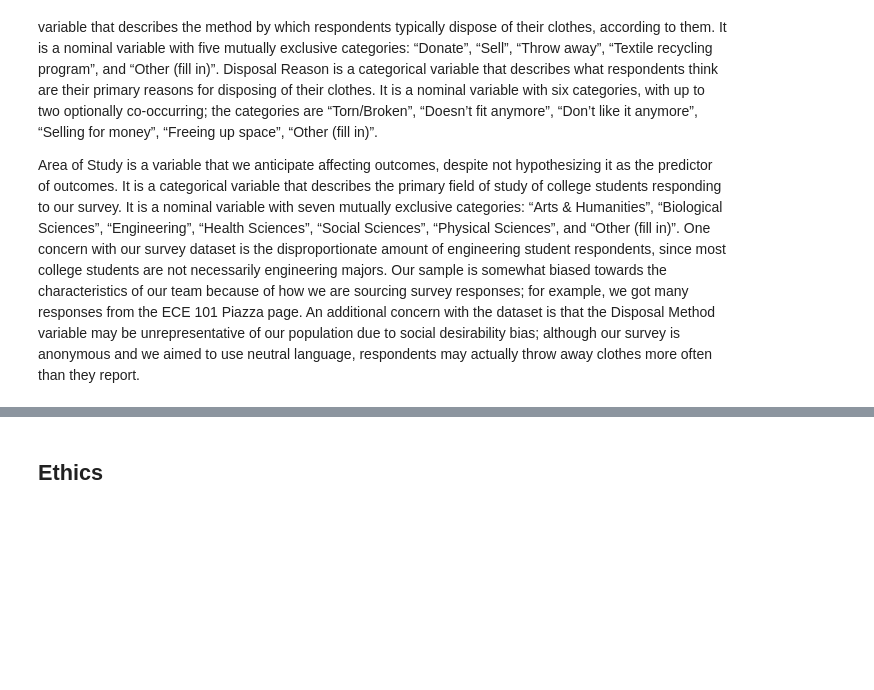
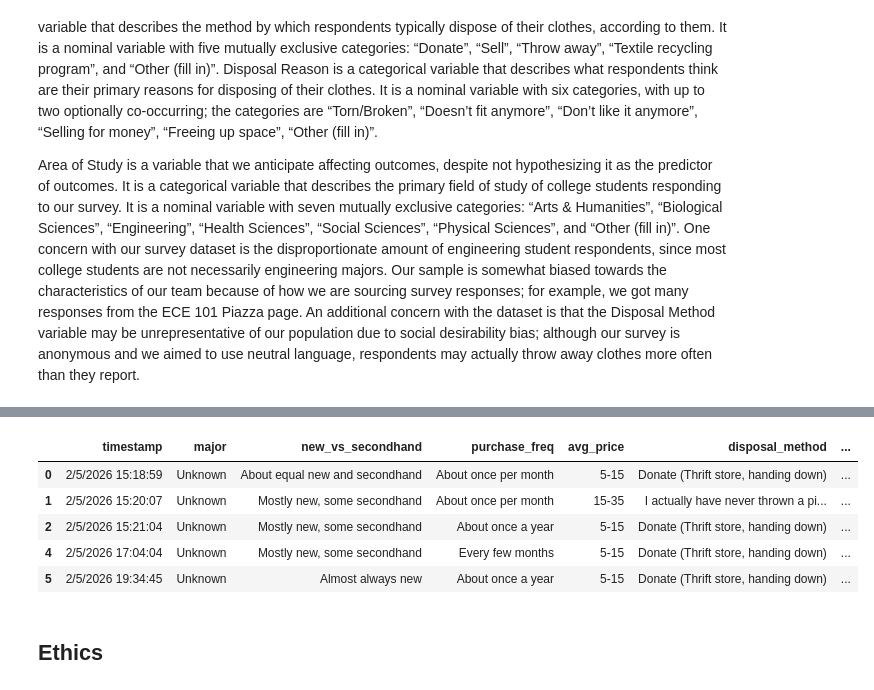
Before and after one commit to COGS108/Group018_WI26, a Jupyter notebook: 01-DataCheckpoint.ipynb, the cells around one changed output, grey strips where cells are left out. Drawn from its saved outputs; the diff is of its cells as text; code cells hidden in the pictures; blank space fills up the shorter version.

```diff
--- a/01-DataCheckpoint.ipynb
+++ b/01-DataCheckpoint.ipynb
@@ -92,0 +195,17 @@ Area of Study is a variable that we anticipate affecting outcomes, despite not h
+# %%
+# Major is the only column with missing values. Since we can make valid inferences without it, we will simply fill them in.
+df_clean = df_tidy.copy()
+df_clean['major'] = df_clean['major'].fillna('Unknown')
+# %%
+# Let's examine the free responses in order to see if there are any problematic entries.
+
+pd.set_option('display.max_colwidth', None)
+
+disposal_method_presets = [
+    "Donate (Thrift store, handing down)",
+    "Sell (eBay, yard sale)",
+    "Throw away (Trash/Landfill)",
+    "Textile recycling program"
+]
+
+df['disposal_method'].loc[~df['disposal_method'].isin(disposal_method_presets)]
@@ -93,3 +232,21 @@ Area of Study is a variable that we anticipate affecting outcomes, despite not h
+# %%
+# Respondent 3 had trouble selecting the survey options, so their response is invalid. Otherwise, everything looks OK.
+df_clean = df_clean.drop(index=3)
+# %%
+# Finally, drop nonconsenting participants.
+df_clean = df_clean[df_clean['consent'] == "Yes"]
+df_clean = df_clean.drop(columns=['consent'])
+
+df_clean.to_csv('data/02-processed/survey_clean.csv', index=False)
+
+df_clean.head()
+# %% [output]
+|  | timestamp | major | new_vs_secondhand | purchase_freq | avg_price | disposal_method | ... |
+| 0 | 2/5/2026 15:18:59 | Unknown | About equal new and secondhand | About once per month | 5-15 | Donate (Thrift store, handing down) | ... |
+| 1 | 2/5/2026 15:20:07 | Unknown | Mostly new, some secondhand | About once per month | 15-35 | I actually have never thrown a pi... | ... |
+| 2 | 2/5/2026 15:21:04 | Unknown | Mostly new, some secondhand | About once a year | 5-15 | Donate (Thrift store, handing down) | ... |
+| 4 | 2/5/2026 17:04:04 | Unknown | Mostly new, some secondhand | Every few months | 5-15 | Donate (Thrift store, handing down) | ... |
+| 5 | 2/5/2026 19:34:45 | Unknown | Almost always new | About once a year | 5-15 | Donate (Thrift store, handing down) | ... |
 # %% [markdown]
 ## Ethics
 # %% [markdown]
```
Also changed, not shown: parts of 12 cells of this notebook.
